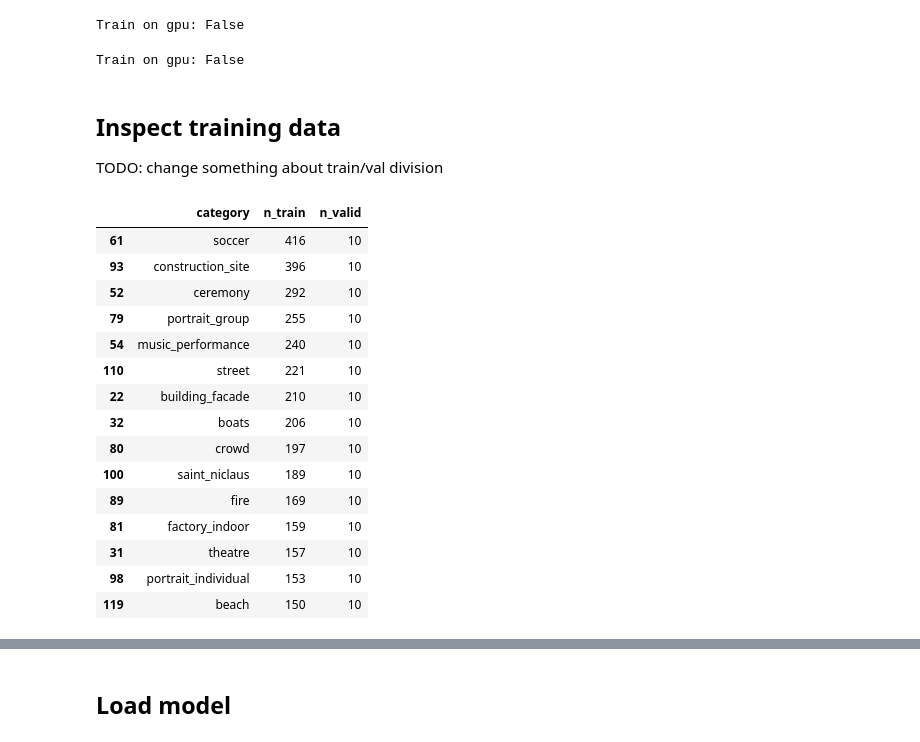
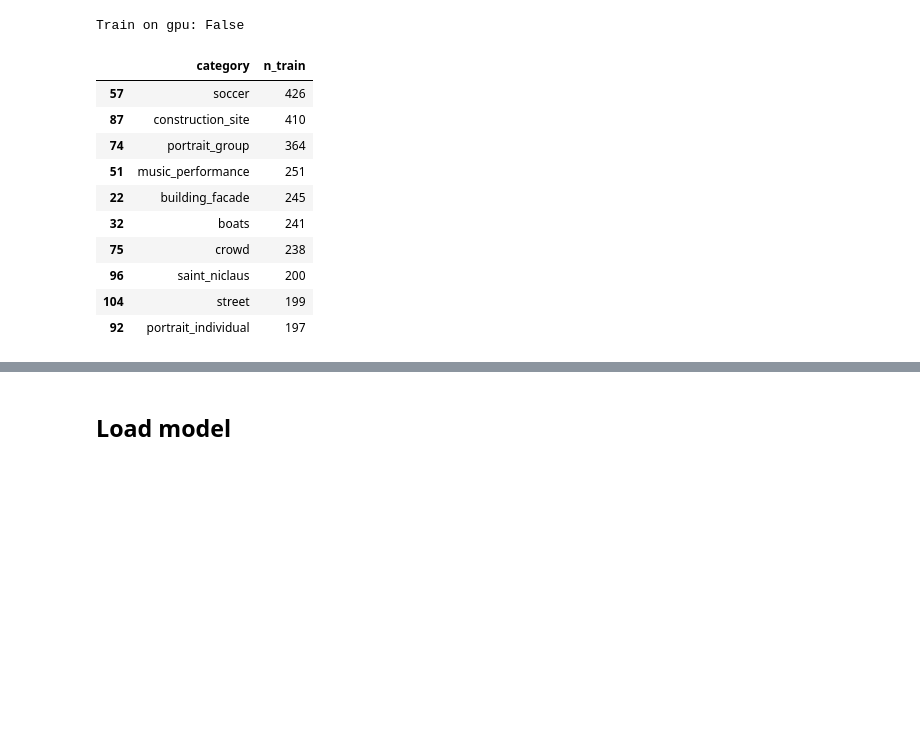
Before and after one commit to melvinwevers/hisvis, a Jupyter notebook: notebooks/explore_results.ipynb, the cells around one changed output, grey strips where cells are left out. Saved outputs shown, nothing was run; the diff lists cells and outputs as text; code cells hidden in the pictures; blank space fills up the shorter version.

```diff
--- a/notebooks/explore_results.ipynb
+++ b/notebooks/explore_results.ipynb
@@ -39,11 +40,9 @@ from src.make_predictions import *
 Train on gpu: False
 # %%
 
-device = torch.device("cuda:0" if torch.cuda.is_available() else "cpu")
-train_on_gpu = cuda.is_available()
-print('Train on gpu: {}'.format(train_on_gpu))
+# device = torch.device("cuda:0" if torch.cuda.is_available() else "cpu")
+# train_on_gpu = cuda.is_available()
+# print('Train on gpu: {}'.format(train_on_gpu))
 
-batch_size=64
+# batch_size=64
-# %% [output]
-Train on gpu: False
 # %%
@@ -115,65 +114,45 @@ dataloaders = {
 # Location of data
 
 model_dir = '../models/'
-data_dir = '../data/processed/places_boer/output/'
+data_dir = '../data/processed/train/'
 
-traindir = data_dir + 'train/'
-validdir = data_dir + 'val/'
-testdir = data_dir + 'test/'
+# traindir = data_dir + 'train/'
+# validdir = data_dir + 'val/'
+# testdir = data_dir + 'test/'
 
-save_file_name = model_dir + 'resnet50-deboer.pth'
+#save_file_name = model_dir + 'resnet50-deboer.pth'
 checkpoint_path = model_dir + 'resnet50-deboer.pth'
-# %% [markdown]
-## Inspect training data
-
-TODO: change something about train/val division
 # %%
-# Empty lists
 categories = []
 img_categories = []
 n_train = []
-n_valid = []
-#n_test = []
-
 
 # Iterate through each category
-for d in os.listdir(traindir):
-    if len(os.listdir(traindir + d)) > 0:
+for d in os.listdir(data_dir):
+    if os.path.isdir(data_dir + d):
+        if len(os.listdir(data_dir + d)) > 9:
 
-        categories.append(d)
+            categories.append(d)
+            train_imgs = os.listdir(data_dir + d)
+            n_train.append(len(train_imgs))
 
-        # Number of each image
-        train_imgs = os.listdir(traindir + d)
-        valid_imgs = os.listdir(validdir + d)
-        #test_imgs = os.listdir(testdir + d)
-        n_train.append(len(train_imgs))
-        n_valid.append(len(valid_imgs))
-        #n_test.append(len(test_imgs))
-
-
-
-# Dataframe of categories
+# make Dataframe of categories
 cat_df = pd.DataFrame({'category': categories,
                        'n_train': n_train,
-                       'n_valid': n_valid}).sort_values('category')
+                       }).sort_values('category')
 
 
 cat_df.sort_values('n_train', ascending=False, inplace=True)
-cat_df.head(15)
+cat_df.head(10)
 # %% [output]
-|  | category | n_train | n_valid |
-| 61 | soccer | 416 | 10 |
-| 93 | construction_site | 396 | 10 |
-| 52 | ceremony | 292 | 10 |
-| 79 | portrait_group | 255 | 10 |
-| 54 | music_performance | 240 | 10 |
-| 110 | street | 221 | 10 |
-| 22 | building_facade | 210 | 10 |
-| 32 | boats | 206 | 10 |
-| 80 | crowd | 197 | 10 |
-| 100 | saint_niclaus | 189 | 10 |
-| 89 | fire | 169 | 10 |
-| 81 | factory_indoor | 159 | 10 |
-| 31 | theatre | 157 | 10 |
-| 98 | portrait_individual | 153 | 10 |
-| 119 | beach | 150 | 10 |
+|  | category | n_train |
+| 57 | soccer | 426 |
+| 87 | construction_site | 410 |
+| 74 | portrait_group | 364 |
+| 51 | music_performance | 251 |
+| 22 | building_facade | 245 |
+| 32 | boats | 241 |
+| 75 | crowd | 238 |
+| 96 | saint_niclaus | 200 |
+| 104 | street | 199 |
+| 92 | portrait_individual | 197 |
```
Also changed, not shown: parts of 36 cells of this notebook, 58 other files.
